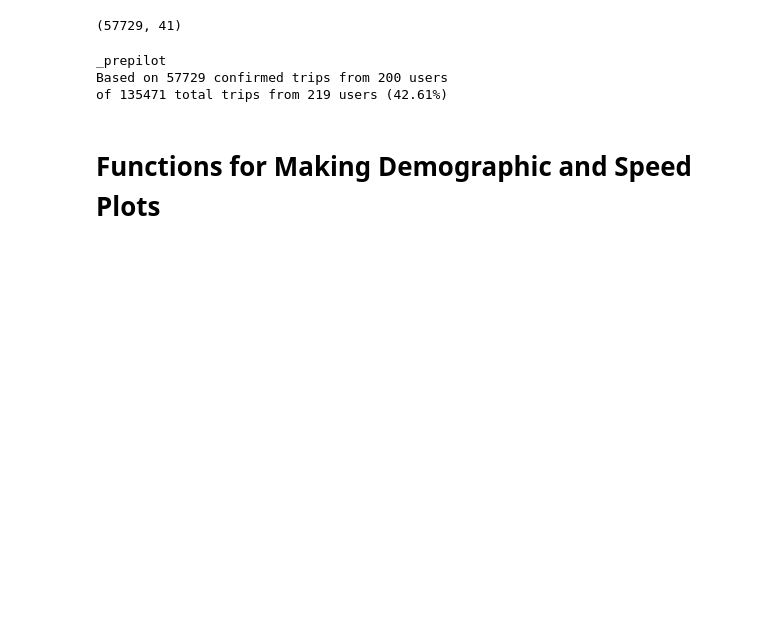
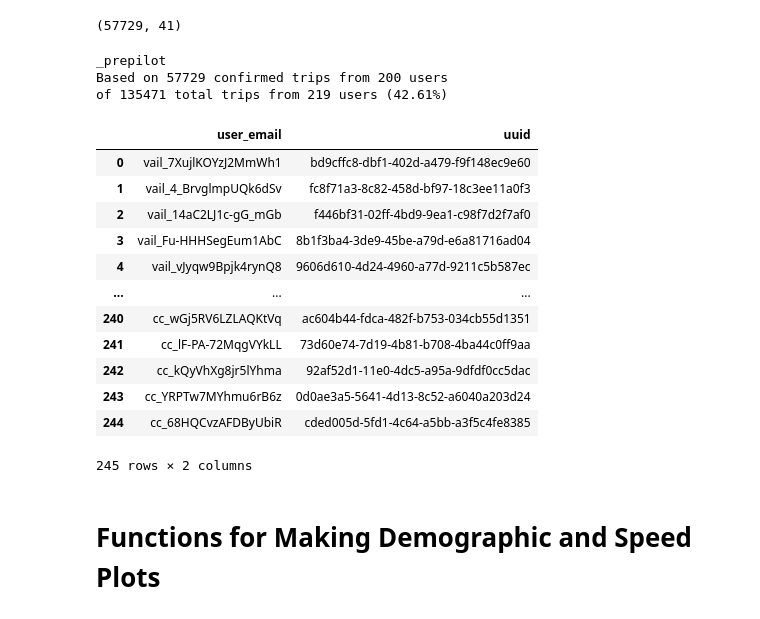
Before and after one commit to max-hanrahan/em-public-dashboard, a Jupyter notebook: viz_scripts/Speed_and_demographics.ipynb, the cells around one changed output. Saved outputs shown, nothing was run; the diff lists cells and outputs as text; code cells hidden in the pictures; blank space fills up the shorter version.

```diff
--- a/viz_scripts/Speed_and_demographics.ipynb
+++ b/viz_scripts/Speed_and_demographics.ipynb
@@ -134,3 +151,19 @@ es_users = pd.read_csv("Can Do Colorado eBike Program - es.csv", skiprows = 1)
+# %%
+all_users
+# %% [output]
+|  | user_email | uuid |
+| 0 | vail_7XujlKOYzJ2MmWh1 | bd9cffc8-dbf1-402d-a479-f9f148ec9e60 |
+| 1 | vail_4_BrvglmpUQk6dSv | fc8f71a3-8c82-458d-bf97-18c3ee11a0f3 |
+| 2 | vail_14aC2LJ1c-gG_mGb | f446bf31-02ff-4bd9-9ea1-c98f7d2f7af0 |
+| 3 | vail_Fu-HHHSegEum1AbC | 8b1f3ba4-3de9-45be-a79d-e6a81716ad04 |
+| 4 | vail_vJyqw9Bpjk4rynQ8 | 9606d610-4d24-4960-a77d-9211c5b587ec |
+| ... | ... | ... |
+| 240 | cc_wGj5RV6LZLAQKtVq | ac604b44-fdca-482f-b753-034cb55d1351 |
+| 241 | cc_lF-PA-72MqgVYkLL | 73d60e74-7d19-4b81-b708-4ba44c0ff9aa |
+| 242 | cc_kQyVhXg8jr5lYhma | 92af52d1-11e0-4dc5-a95a-9dfdf0cc5dac |
+| 243 | cc_YRPTw7MYhmu6rB6z | 0d0ae3a5-5641-4d13-8c52-a6040a203d24 |
+| 244 | cc_68HQCvzAFDByUbiR | cded005d-5fd1-4c64-a5bb-a3f5c4fe8385 |
+245 rows × 2 columns
 # %%
 # this translates the spanish df to the english df
 
```
Also changed, not shown: parts of 28 cells of this notebook.
